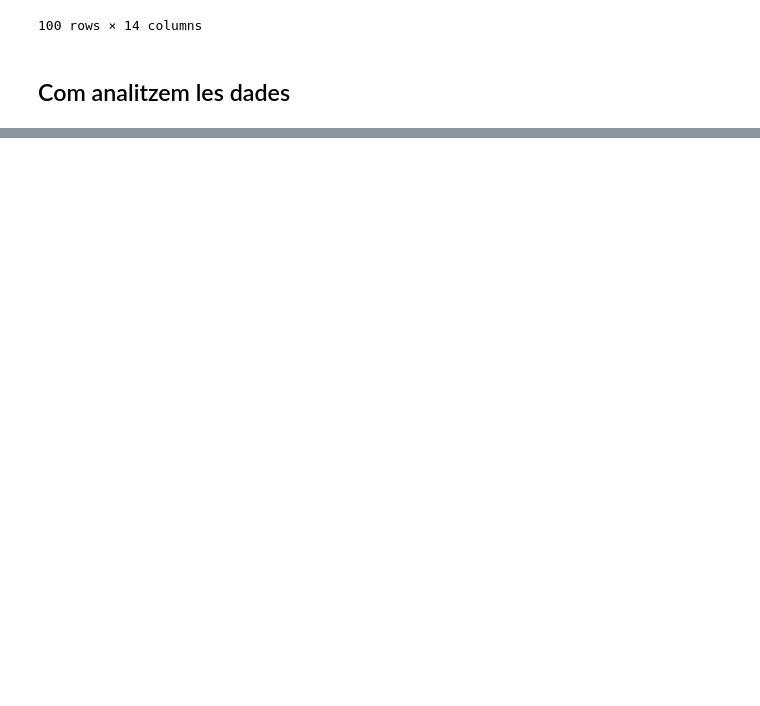
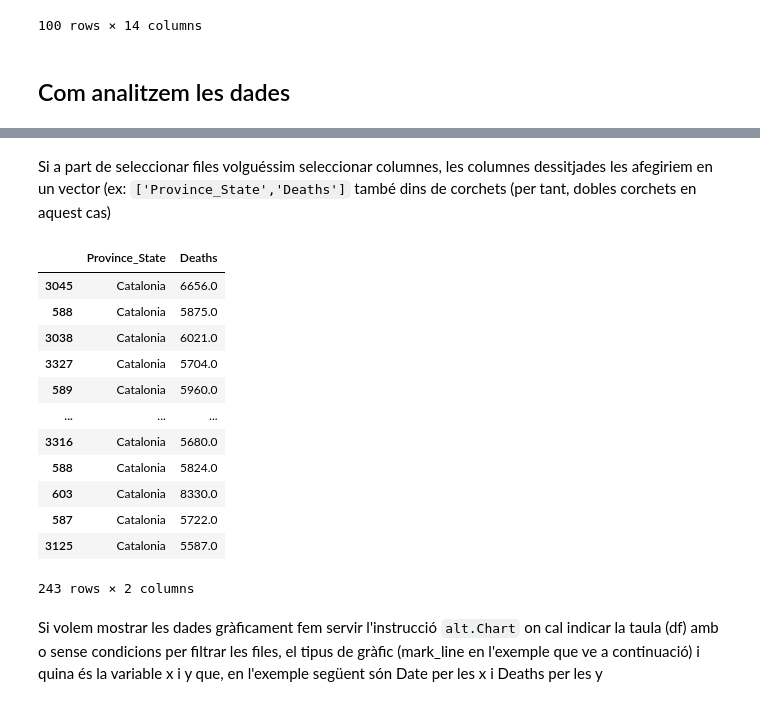
Before and after one commit to jmcarbo/databases, a Jupyter notebook: database_colab.ipynb, the cells around one changed output, grey strips where cells are left out. Saved outputs shown, nothing was run; the diff lists cells and outputs as text; code cells hidden in the pictures; blank space fills up the shorter version.

```diff
--- a/database_colab.ipynb
+++ b/database_colab.ipynb
@@ -190,0 +206,20 @@ df[pd.isnull(df.Population)].sort_values(['Date']).tail(100)
+# %% [markdown]
+Si a part de seleccionar files volguéssim seleccionar columnes, les columnes dessitjades les afegiriem en un vector (ex: `['Province_State','Deaths']` també dins de corchets (per tant, dobles corchets en aquest cas)
+# %%
+df[df.Combined_Key=='Catalonia, Spain'][['Province_State','Deaths']]
+# %% [output]
+|  | Province_State | Deaths |
+| 3045 | Catalonia | 6656.0 |
+| 588 | Catalonia | 5875.0 |
+| 3038 | Catalonia | 6021.0 |
+| 3327 | Catalonia | 5704.0 |
+| 589 | Catalonia | 5960.0 |
+| ... | ... | ... |
+| 3316 | Catalonia | 5680.0 |
+| 588 | Catalonia | 5824.0 |
+| 603 | Catalonia | 8330.0 |
+| 587 | Catalonia | 5722.0 |
+| 3125 | Catalonia | 5587.0 |
+243 rows × 2 columns
+# %% [markdown]
+Si volem mostrar les dades gràficament fem servir l'instrucció `alt.Chart` on cal indicar la taula (df) amb o sense condicions per filtrar les files, el tipus de gràfic (mark_line en l'exemple que ve a continuació) i quina és la variable x i y que, en l'exemple següent són Date per les x i Deaths per les y
```
Also changed, not shown: parts of 17 cells of this notebook.
